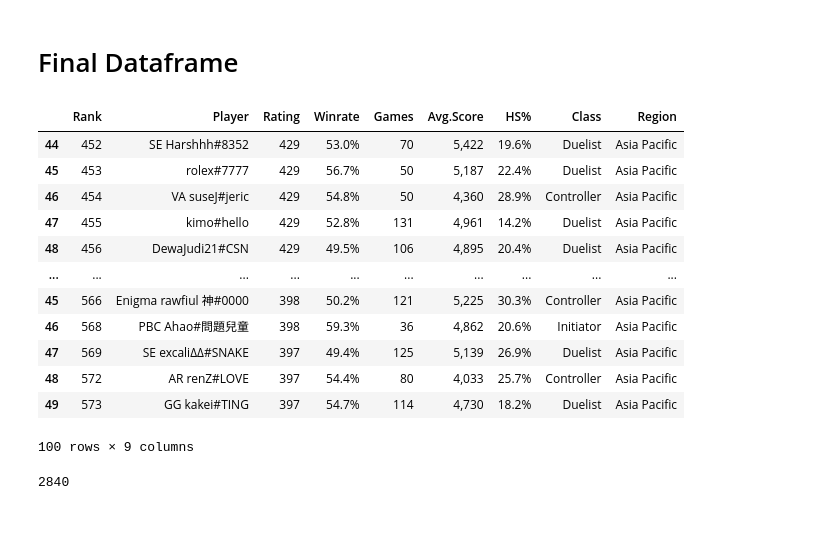
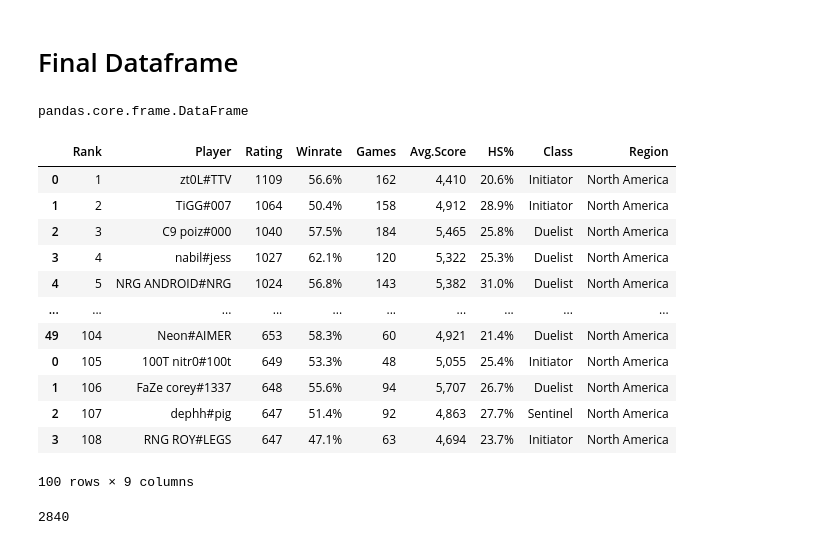
Before and after one commit to ericyeonpark/valorant-top500-analysis, a Jupyter notebook: notebooks/Valorant_WebScraping.ipynb, the cells around one changed output. Drawn from its saved outputs; the diff is of its cells as text; code cells hidden in the pictures.

```diff
--- a/notebooks/Valorant_WebScraping.ipynb
+++ b/notebooks/Valorant_WebScraping.ipynb
@@ -802,21 +802,25 @@ df_final = pd.concat([df_NA,
 #                    df_BR,
 #                    df_LA,
 #                    df_AP])
+# %%
+type(df_final)
+# %% [output]
+pandas.core.frame.DataFrame
 # %%
-df_final.tail(100)
+df_final.head(100)
 # %% [output]
 |  | Rank | Player | Rating | Winrate | Games | Avg.Score | HS% | Class | Region |
-| 44 | 452 | SE Harshhh#8352 | 429 | 53.0% | 70 | 5,422 | 19.6% | Duelist | Asia Pacific |
-| 45 | 453 | rolex#7777 | 429 | 56.7% | 50 | 5,187 | 22.4% | Duelist | Asia Pacific |
-| 46 | 454 | VA suseJ#jeric | 429 | 54.8% | 50 | 4,360 | 28.9% | Controller | Asia Pacific |
-| 47 | 455 | kimo#hello | 429 | 52.8% | 131 | 4,961 | 14.2% | Duelist | Asia Pacific |
-| 48 | 456 | DewaJudi21#CSN | 429 | 49.5% | 106 | 4,895 | 20.4% | Duelist | Asia Pacific |
+| 0 | 1 | zt0L#TTV | 1109 | 56.6% | 162 | 4,410 | 20.6% | Initiator | North America |
+| 1 | 2 | TiGG#007 | 1064 | 50.4% | 158 | 4,912 | 28.9% | Initiator | North America |
+| 2 | 3 | C9 poiz#000 | 1040 | 57.5% | 184 | 5,465 | 25.8% | Duelist | North America |
+| 3 | 4 | nabil#jess | 1027 | 62.1% | 120 | 5,322 | 25.3% | Duelist | North America |
+| 4 | 5 | NRG ANDROID#NRG | 1024 | 56.8% | 143 | 5,382 | 31.0% | Duelist | North America |
 | ... | ... | ... | ... | ... | ... | ... | ... | ... | ... |
-| 45 | 566 | Enigma rawfiul 神#0000 | 398 | 50.2% | 121 | 5,225 | 30.3% | Controller | Asia Pacific |
-| 46 | 568 | PBC Ahao#問題兒童 | 398 | 59.3% | 36 | 4,862 | 20.6% | Initiator | Asia Pacific |
-| 47 | 569 | SE excaliΔΔ#SNAKE | 397 | 49.4% | 125 | 5,139 | 26.9% | Duelist | Asia Pacific |
-| 48 | 572 | AR renZ#LOVE | 397 | 54.4% | 80 | 4,033 | 25.7% | Controller | Asia Pacific |
-| 49 | 573 | GG kakei#TING | 397 | 54.7% | 114 | 4,730 | 18.2% | Duelist | Asia Pacific |
+| 49 | 104 | Neon#AIMER | 653 | 58.3% | 60 | 4,921 | 21.4% | Duelist | North America |
+| 0 | 105 | 100T nitr0#100t | 649 | 53.3% | 48 | 5,055 | 25.4% | Initiator | North America |
+| 1 | 106 | FaZe corey#1337 | 648 | 55.6% | 94 | 5,707 | 26.7% | Duelist | North America |
+| 2 | 107 | dephh#pig | 647 | 51.4% | 92 | 4,863 | 27.7% | Sentinel | North America |
+| 3 | 108 | RNG ROY#LEGS | 647 | 47.1% | 63 | 4,694 | 23.7% | Initiator | North America |
 100 rows × 9 columns
 # %%
 len(df_final)
```
Also changed, not shown: parts of 2 cells of this notebook.
